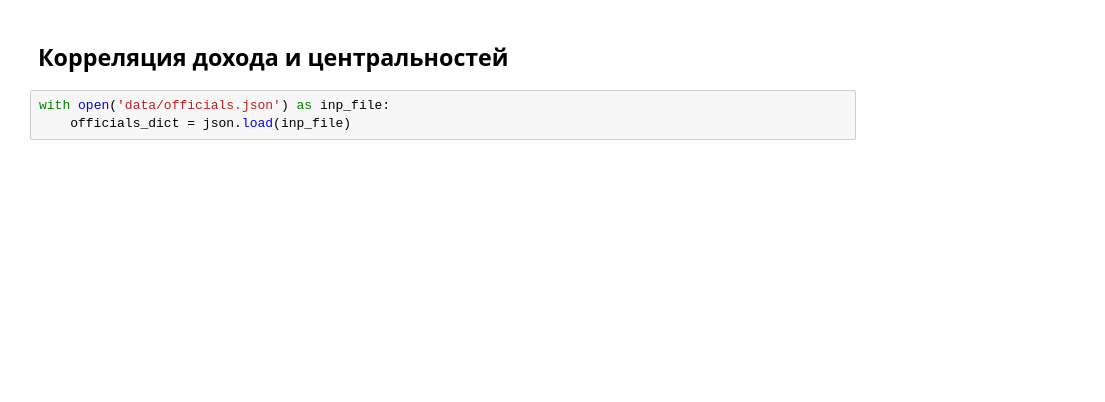
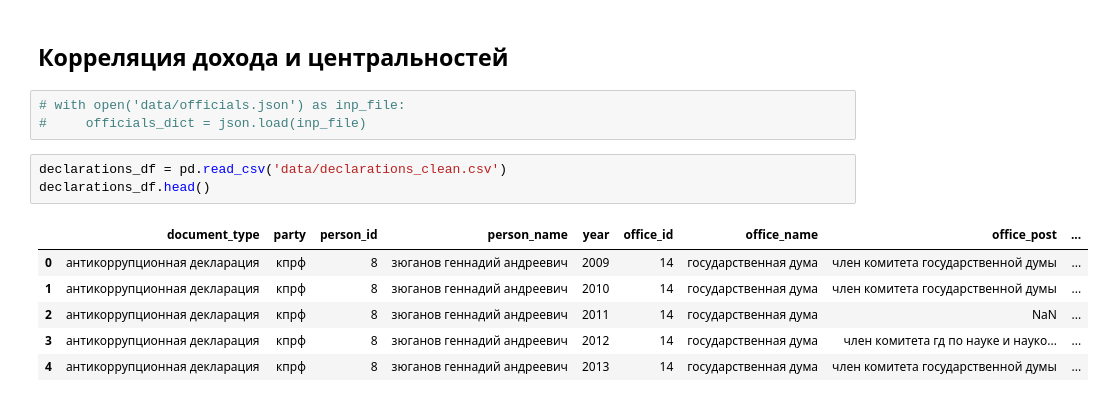
Before and after one commit to mikhmakarov/officials_network, a Jupyter notebook: analyse_graph.ipynb, the cells around one changed output. Drawn from its saved outputs; the diff is of its cells as text; blank space fills up the shorter version.

```diff
--- a/analyse_graph.ipynb
+++ b/analyse_graph.ipynb
@@ -194,5 +308,15 @@ _ = centr_to_json(closeness_centr, mapping_reverse, 'closeness')
 # %% [markdown]
 ## Корреляция дохода и центральностей
 # %%
-with open('data/officials.json') as inp_file:
-    officials_dict = json.load(inp_file)
+# with open('data/officials.json') as inp_file:
+#     officials_dict = json.load(inp_file)
+# %%
+declarations_df = pd.read_csv('data/declarations_clean.csv')
+declarations_df.head()
+# %% [output]
+|  | document_type | party | person_id | person_name | year | office_id | office_name | office_post | ... |
+| 0 | антикоррупционная декларация | кпрф | 8 | зюганов геннадий андреевич | 2009 | 14 | государственная дума | член комитета государственной думы | ... |
+| 1 | антикоррупционная декларация | кпрф | 8 | зюганов геннадий андреевич | 2010 | 14 | государственная дума | член комитетa государственной думы | ... |
+| 2 | антикоррупционная декларация | кпрф | 8 | зюганов геннадий андреевич | 2011 | 14 | государственная дума | NaN | ... |
+| 3 | антикоррупционная декларация | кпрф | 8 | зюганов геннадий андреевич | 2012 | 14 | государственная дума | член комитета гд по науке и науко... | ... |
+| 4 | антикоррупционная декларация | кпрф | 8 | зюганов геннадий андреевич | 2013 | 14 | государственная дума | член комитета государственной думы | ... |
```
Also changed, not shown: parts of 56 cells of this notebook, 4 other files.
